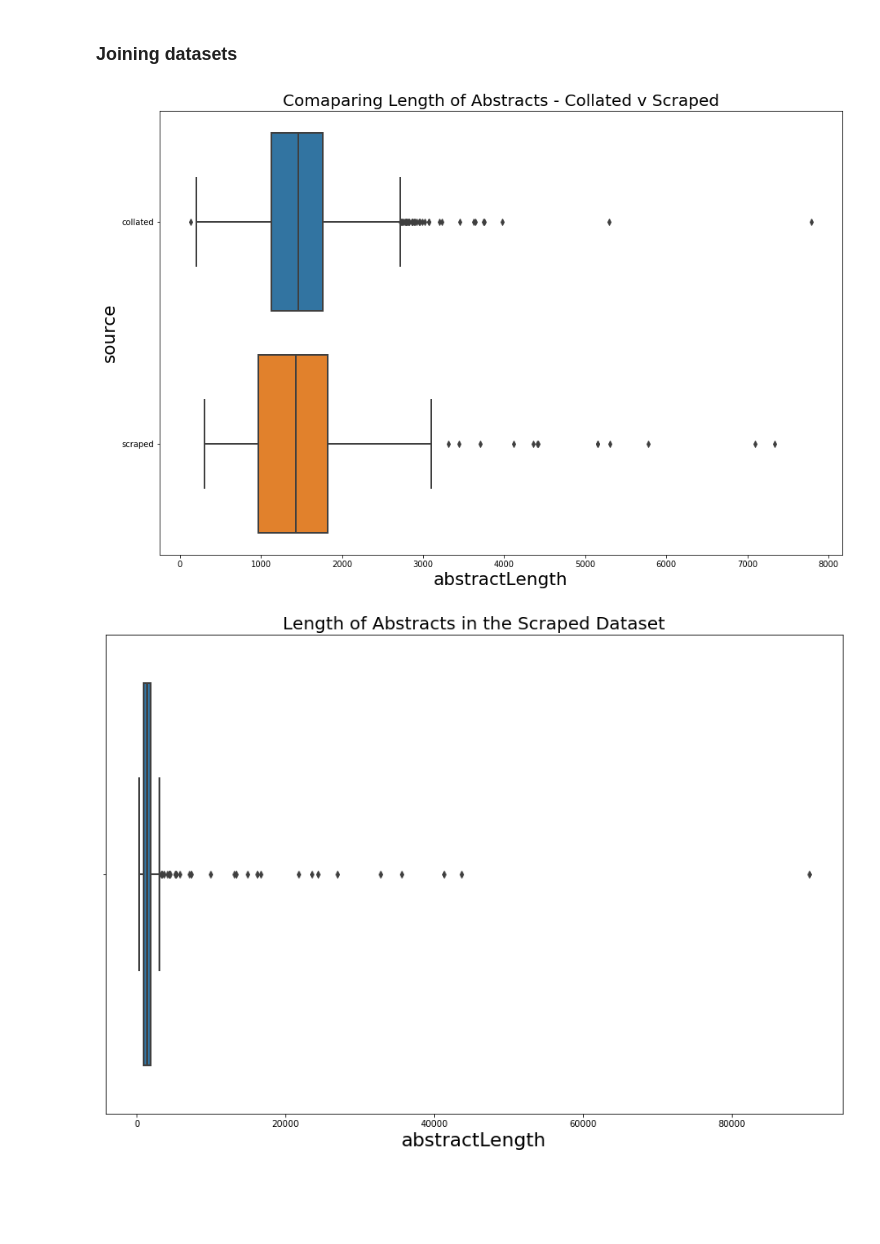
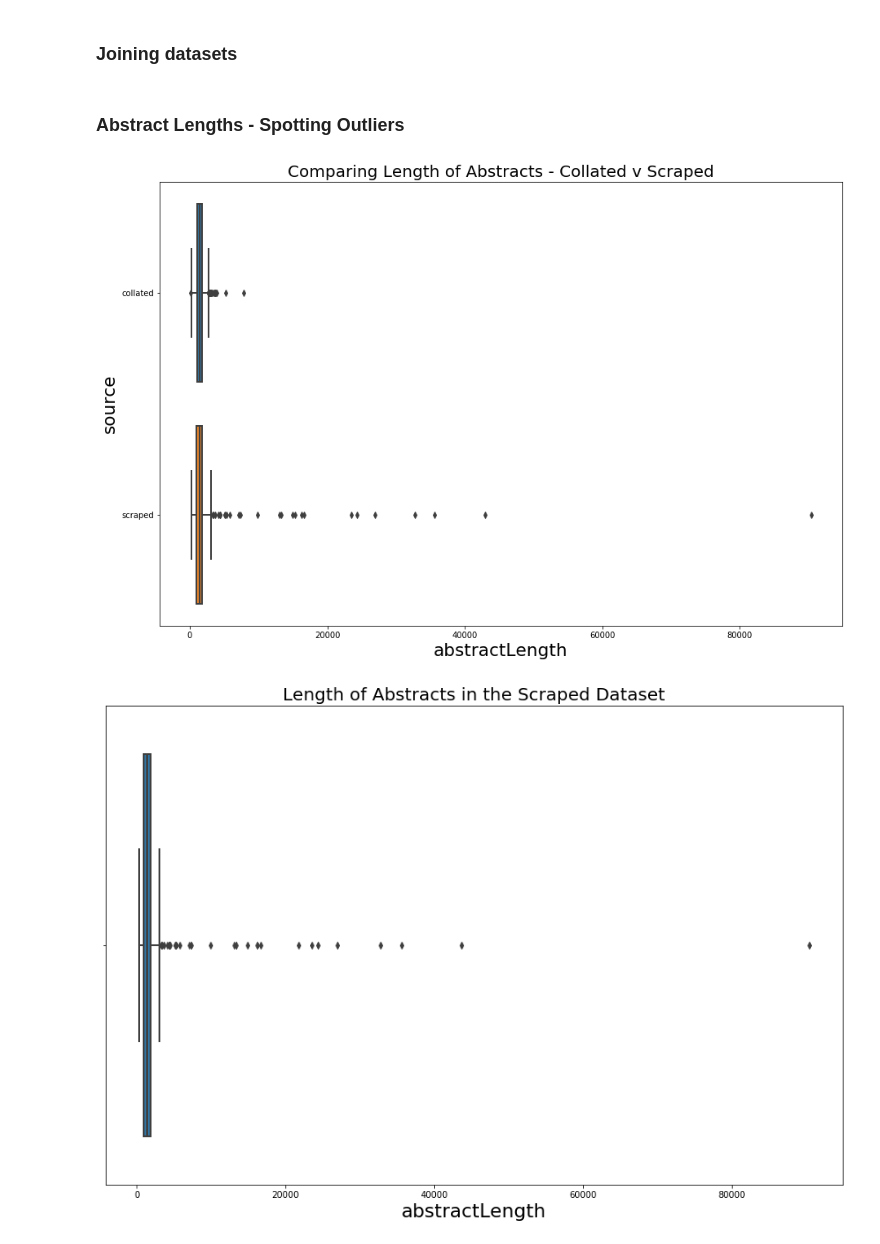
Before and after one commit to PlaybookData/Lyme-Disease-Framing-Analysis, a Jupyter notebook: Data Acquisition Process.ipynb, the cells around one changed output. Cells and saved outputs as stored; diff of their text form; code cells hidden in the pictures; blank space fills up the shorter version.

Commit message:
Refined Acquisition Notebook
Some extra cleaning of abstracts and tidying of the notebook.

```diff
--- a/Data Acquisition Process.ipynb
+++ b/Data Acquisition Process.ipynb
@@ -999,11 +986,36 @@ scraped['source']='scraped'
 # %%
 abstracts= pd.concat([collated, scraped])
 abstracts.reset_index(inplace=True, drop=True)
+# %%
+abstracts['abstracts'] = abstracts.abstract.replace('<.*?>', '')
+# %%
+def clean_text(text):
+    text = re.sub('https?://\S+|www\.\S+', '', text) #remove links
+    text = re.sub('<.*?>', '', text) #remove remaining html tags
+    text = unicodedata.normalize('NFKD', text) #remove non-bereaking space character
+    return text
+# %%
+abstracts['abstract'] = abstracts.abstract.apply(clean_text)
+# %%
+#trim the start of abstracts if the word "Abstract" appears in the first 200 characters
+
+for index, row in abstracts[abstracts.abstract.str.find('Abstract', 0, 200) != -1].iterrows():
+    text = row['abstract']
+    text = text[text.find('Abstract')+9:]
+    abstracts.at[index, 'abstract'] = text
+    abstracts.at[index, 'abstractLength'] = len(text)
+for index, row in abstracts[abstracts.abstract.str.find('ABSTRACT', 0, 200) != -1].iterrows():
+    text = row['abstract']
+    text = text[text.find('ABSTRACT')+9:]
+    abstracts.at[index, 'abstract'] = text
+    abstracts.at[index, 'abstractLength'] = len(text)
+# %% [markdown]
+### Abstract Lengths - Spotting Outliers
 # %%
 sns.boxplot(y='source', x='abstractLength', data=abstracts)
-plt.title('Comaparing Length of Abstracts - Collated v Scraped');
+plt.title('Comparing Length of Abstracts - Collated v Scraped');
 # %% [output]
-[figure, old version]
+[figure, new version]
 # %%
 sns.boxplot(x='abstractLength', data=scraped)
 plt.title('Length of Abstracts in the Scraped Dataset');
```
Also changed, not shown: parts of 40 cells of this notebook, 6 other files.
